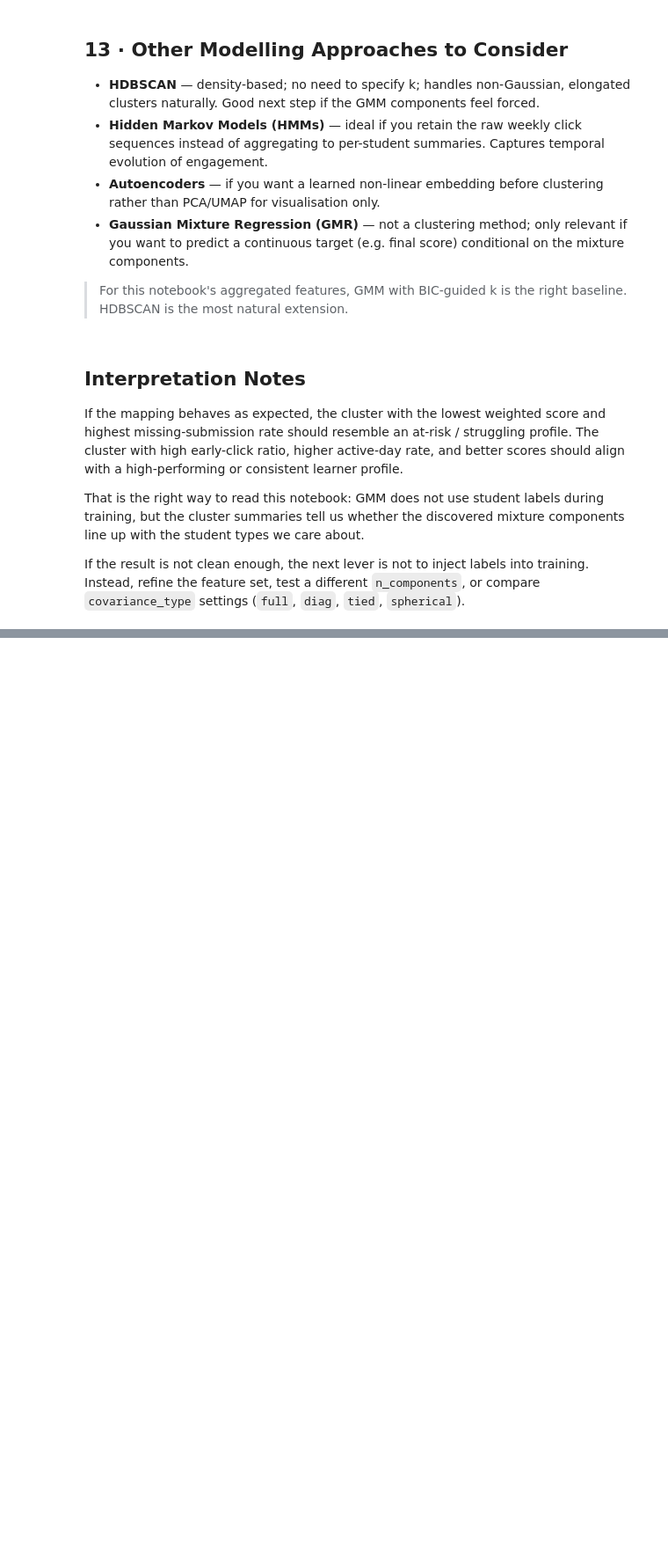
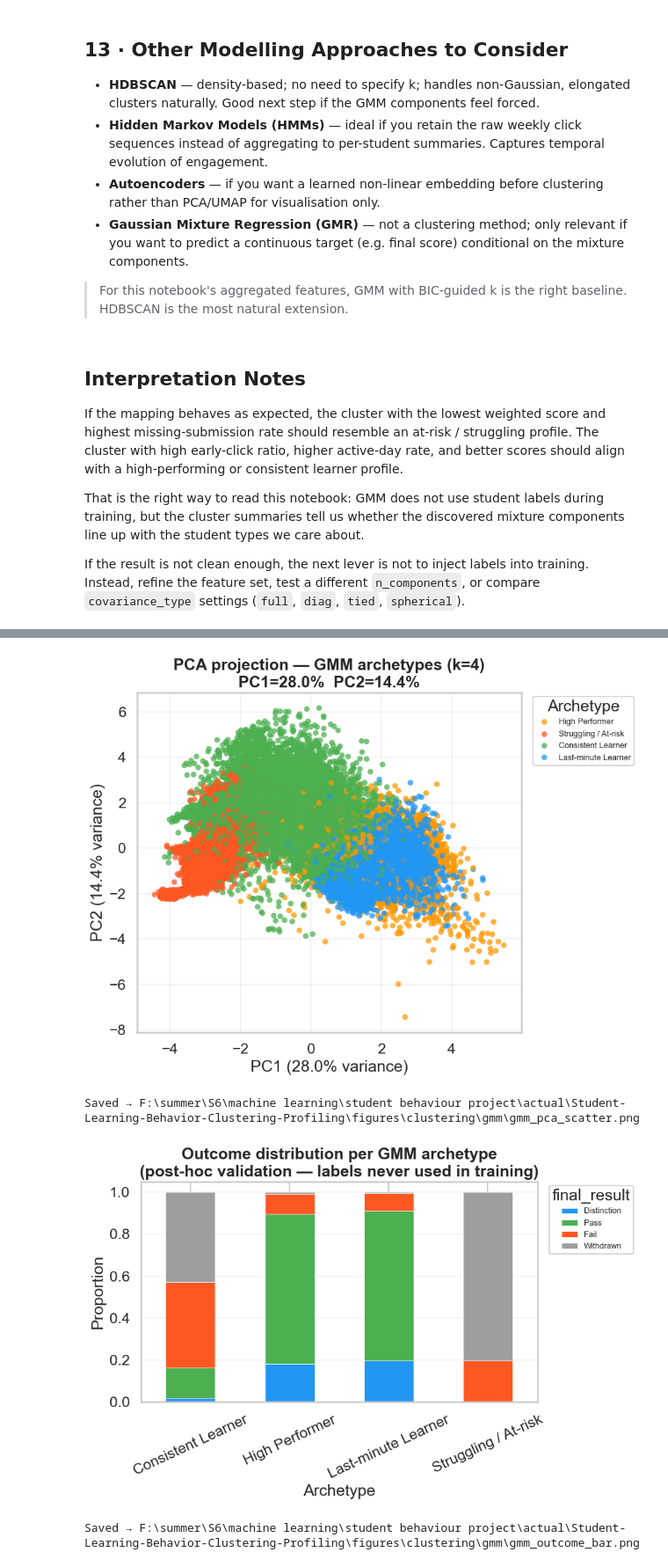
Before and after one commit to AfafKhadraoui/Student-Learning-Behavior-Clustering-Profiling, a Jupyter notebook: notebooks/06_gmm_clustering.ipynb, the cells around one changed output, grey strips where cells are left out. Shown at 88% size. Drawn from its saved outputs; the diff is of its cells as text; code cells hidden in the pictures; blank space fills up the shorter version.

```diff
--- a/notebooks/06_gmm_clustering.ipynb
+++ b/notebooks/06_gmm_clustering.ipynb
@@ -1203,0 +1257,63 @@ If the result is not clean enough, the next lever is not to inject labels into t
+# %%
+# Save gmm_pca_scatter.png separately
+pca = PCA(n_components=2, random_state=42)
+pca_coords = pca.fit_transform(X_scaled)
+plot_df = features_df.copy()
+plot_df['PC1'] = pca_coords[:, 0]
+plot_df['PC2'] = pca_coords[:, 1]
+
+archetype_palette = {
+    v: c for v, c in zip(
+        behavior_labels.values(),
+        ['#FF5722', '#FF9800', '#2196F3', '#4CAF50']
+    )
+}
+plot_df['archetype'] = plot_df['gmm_cluster'].map(behavior_labels)
+
+fig, ax = plt.subplots(figsize=(9, 7))
+sns.scatterplot(
+    data=plot_df, x='PC1', y='PC2',
+    hue='archetype', palette=archetype_palette,
+    alpha=0.75, s=40, linewidth=0, ax=ax,
+)
+ax.set_title(
+    f'PCA projection — GMM archetypes (k={best_n_components})\n'
+    f'PC1={pca.explained_variance_ratio_[0]*100:.1f}%  '
+    f'PC2={pca.explained_variance_ratio_[1]*100:.1f}%',
+    fontweight='bold',
+)
+ax.set_xlabel(f'PC1 ({pca.explained_variance_ratio_[0]*100:.1f}% variance)')
+ax.set_ylabel(f'PC2 ({pca.explained_variance_ratio_[1]*100:.1f}% variance)')
+ax.legend(title='Archetype', bbox_to_anchor=(1.02, 1), loc='upper left', fontsize=9)
+ax.grid(True, alpha=0.2)
+plt.tight_layout()
+fig.savefig(FIGURES_DIR / 'gmm_pca_scatter.png', dpi=150, bbox_inches='tight')
+plt.show()
+print(f"Saved → {FIGURES_DIR / 'gmm_pca_scatter.png'}")
+
+# Save gmm_outcome_bar.png separately
+fig, ax = plt.subplots(figsize=(9, 6))
+cluster_outcome = pd.crosstab(
+    plot_df['archetype'], features_df['final_result'], normalize='index'
+).reindex(columns=['Distinction', 'Pass', 'Fail', 'Withdrawn'], fill_value=0)
+cluster_outcome.plot(
+    kind='bar', stacked=True, ax=ax,
+    color=['#2196F3', '#4CAF50', '#FF5722', '#9E9E9E'],
+    edgecolor='white', linewidth=0.5,
+)
+ax.set_title('Outcome distribution per GMM archetype\n(post-hoc validation — labels never used in training)',
+             fontweight='bold')
+ax.set_xlabel('Archetype')
+ax.set_ylabel('Proportion')
+ax.tick_params(axis='x', rotation=25)
+ax.legend(title='final_result', bbox_to_anchor=(1.02, 1), loc='upper left', fontsize=9)
+ax.grid(True, axis='y', alpha=0.2)
+plt.tight_layout()
+fig.savefig(FIGURES_DIR / 'gmm_outcome_bar.png', dpi=150, bbox_inches='tight')
+plt.show()
+print(f"Saved → {FIGURES_DIR / 'gmm_outcome_bar.png'}")
+# %% [output]
+[figure, added]
+Saved → F:\summer\S6\machine learning\student behaviour project\actual\Student-Learning-Behavior-Clustering-Profiling\figures\clustering\gmm\gmm_pca_scatter.png
+[figure, added]
+Saved → F:\summer\S6\machine learning\student behaviour project\actual\Student-Learning-Behavior-Clustering-Profiling\figures\clustering\gmm\gmm_outcome_bar.png
```
Also changed, not shown: parts of 7 cells of this notebook, 1 other file.
